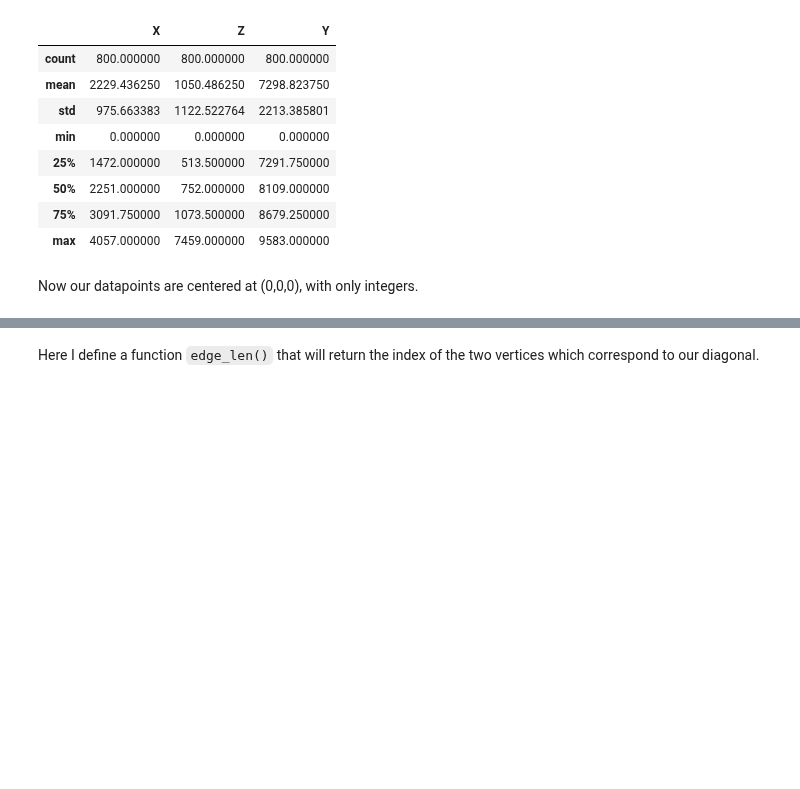
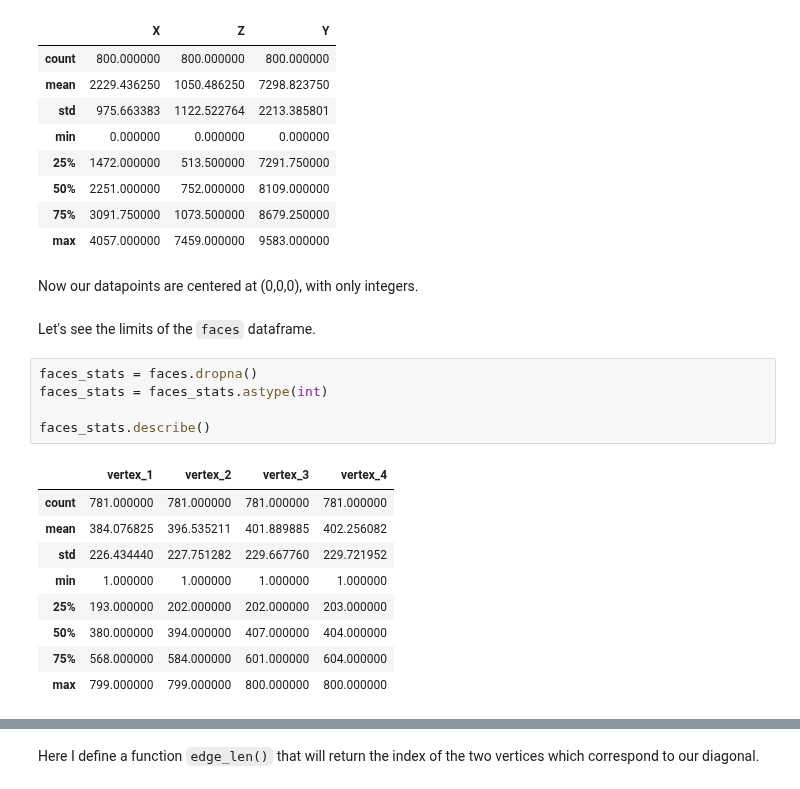
Before and after one commit to suryashch/3d_modelling, a Jupyter notebook: reducing-mesh-density/notebooks/obj-eda.ipynb, the cells around one changed output, grey strips where cells are left out. Saved outputs shown, nothing was run; the diff lists cells and outputs as text; blank space fills up the shorter version.

```diff
--- a/reducing-mesh-density/notebooks/obj-eda.ipynb
+++ b/reducing-mesh-density/notebooks/obj-eda.ipynb
@@ -378,3 +379,20 @@ vertices_new.describe()
 | max | 4057.000000 | 7459.000000 | 9583.000000 |
 # %% [markdown]
 Now our datapoints are centered at (0,0,0), with only integers.
+# %% [markdown]
+Let's see the limits of the `faces` dataframe.
+# %%
+faces_stats = faces.dropna()
+faces_stats = faces_stats.astype(int)
+
+faces_stats.describe()
+# %% [output]
+|  | vertex_1 | vertex_2 | vertex_3 | vertex_4 |
+| count | 781.000000 | 781.000000 | 781.000000 | 781.000000 |
+| mean | 384.076825 | 396.535211 | 401.889885 | 402.256082 |
+| std | 226.434440 | 227.751282 | 229.667760 | 229.721952 |
+| min | 1.000000 | 1.000000 | 1.000000 | 1.000000 |
+| 25% | 193.000000 | 202.000000 | 202.000000 | 203.000000 |
+| 50% | 380.000000 | 394.000000 | 407.000000 | 404.000000 |
+| 75% | 568.000000 | 584.000000 | 601.000000 | 604.000000 |
+| max | 799.000000 | 799.000000 | 800.000000 | 800.000000 |
```
Also changed, not shown: parts of 14 cells of this notebook.
